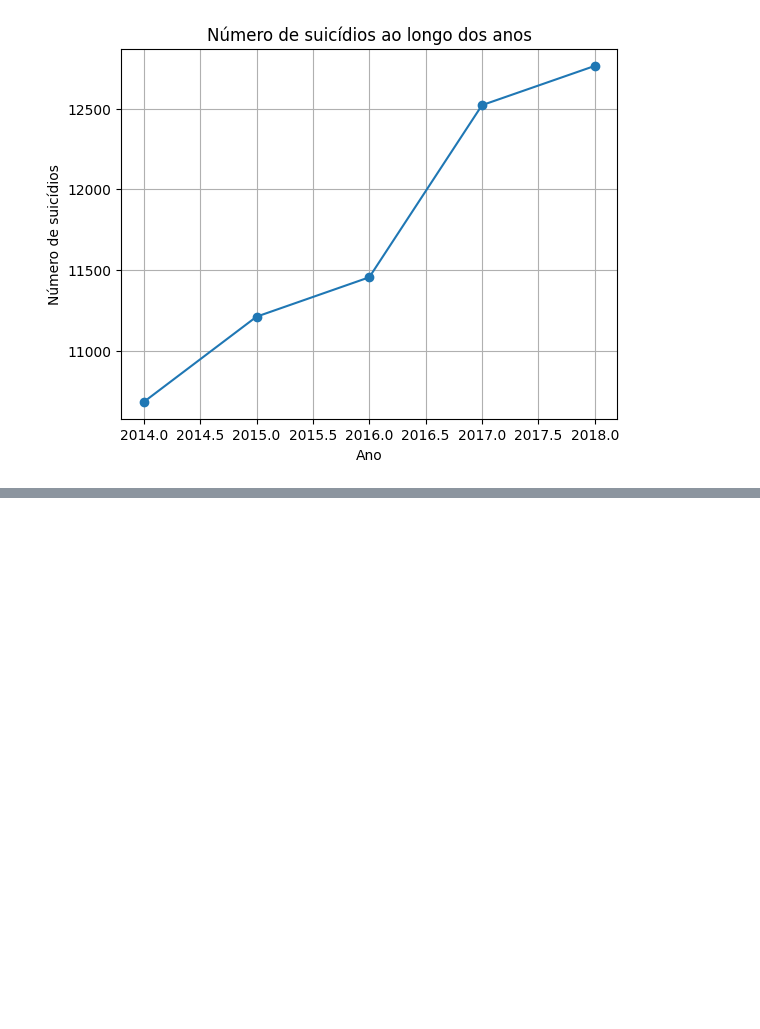
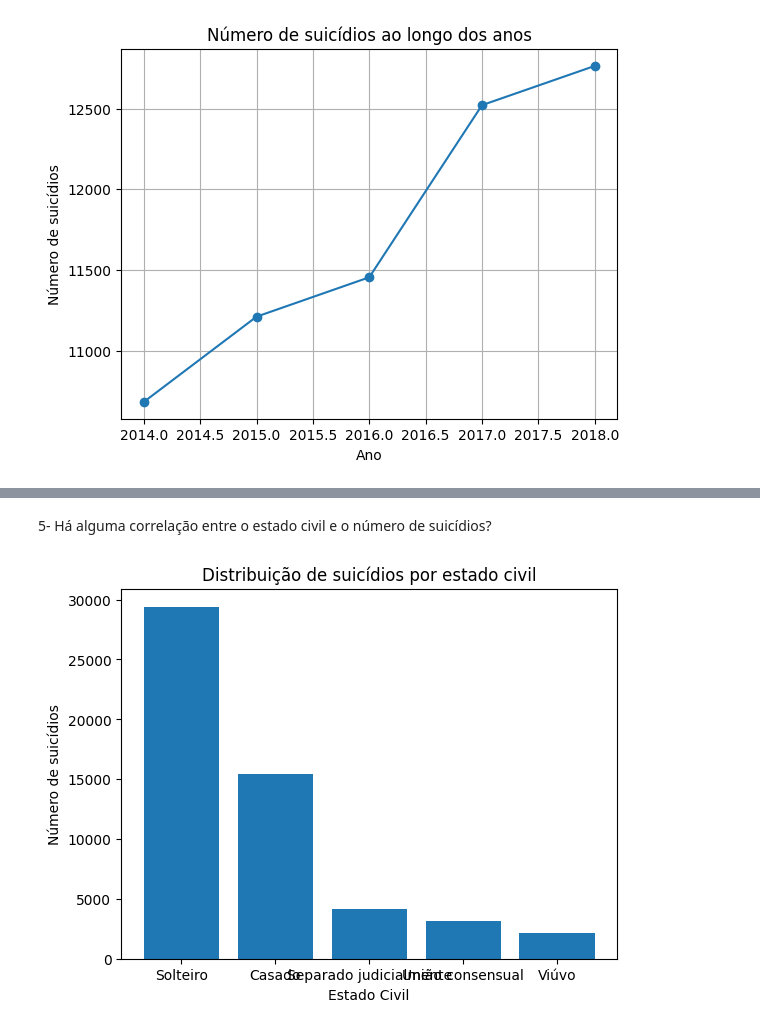
Before and after one commit to Joaogdiass/DataSciente-with-Matplotlib, a Jupyter notebook: DataScience.ipynb, the cells around one changed output, grey strips where cells are left out. Saved outputs shown, nothing was run; the diff lists cells and outputs as text; code cells hidden in the pictures; blank space fills up the shorter version.

```diff
--- a/DataScience.ipynb
+++ b/DataScience.ipynb
@@ -46,0 +69,14 @@ plt.show()
+# %% [markdown]
+5- Há alguma correlação entre o estado civil e o número de suicídios?
+# %%
+# Contar o número de suicídios por estado civil
+suicidios_por_estadocivil = df_suicidio['ESTCIV'].value_counts()
+
+# Plotar o gráfico de barras
+plt.bar(suicidios_por_estadocivil.index, suicidios_por_estadocivil.values)
+plt.title('Distribuição de suicídios por estado civil')
+plt.xlabel('Estado Civil')
+plt.ylabel('Número de suicídios')
+plt.show()
+# %% [output]
+[figure, added]
```
Also changed, not shown: parts of 15 cells of this notebook.
